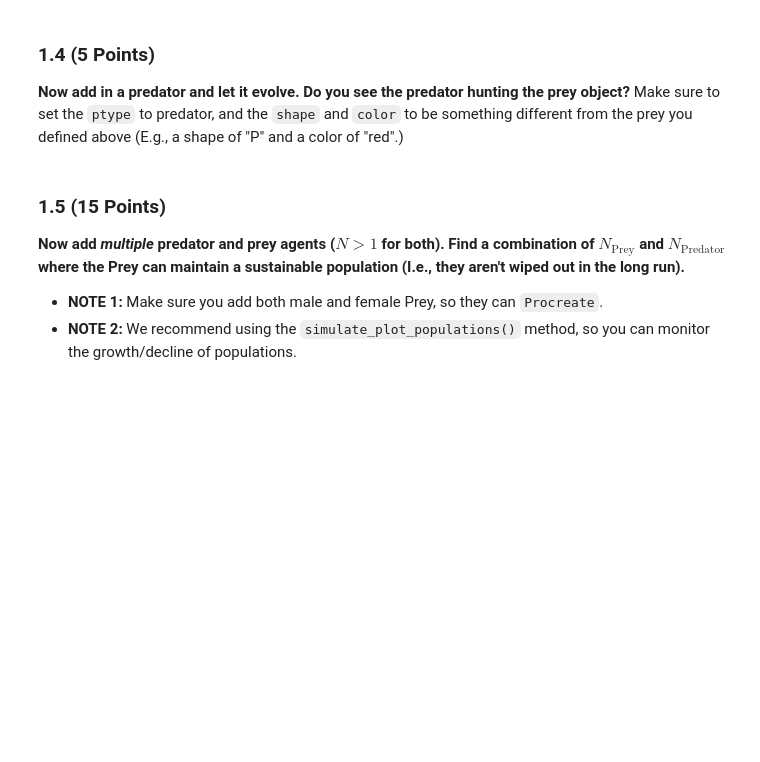
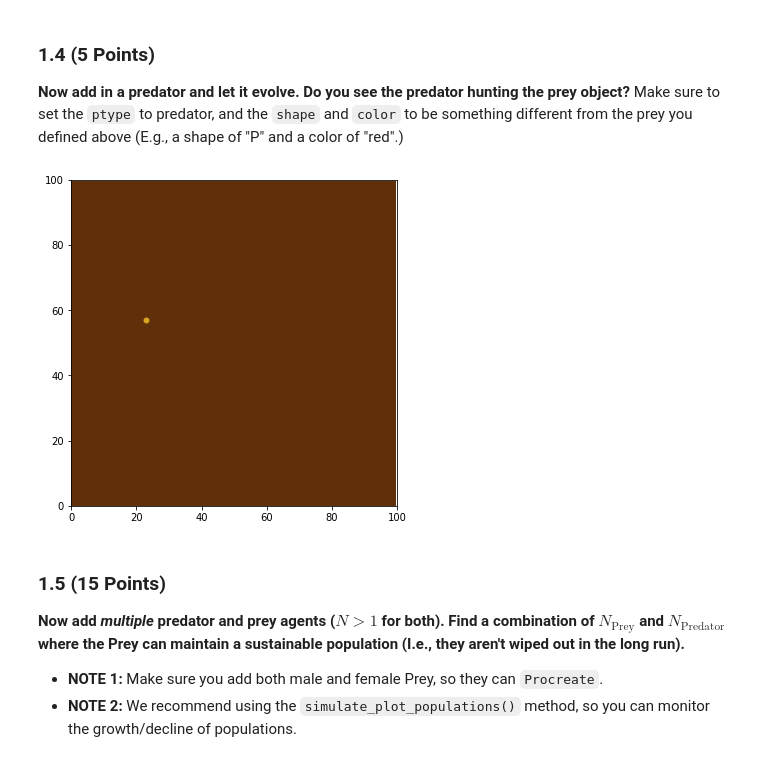
Before and after one commit to koehle61/CMSE202-s23-turnin, a Jupyter notebook: hw_03/HW3_ABMs_STUDENT.ipynb, the cells around one changed output. Cells and saved outputs as stored; diff of their text form; code cells hidden in the pictures; blank space fills up the shorter version.

Commit message:
finished up part 1, with the simulation of the predators and prey

```diff
--- a/hw_03/HW3_ABMs_STUDENT.ipynb
+++ b/hw_03/HW3_ABMs_STUDENT.ipynb
@@ -99,3 +100,10 @@ TypeError: unsupported operand type(s) for -: 'list' and 'int'
+# %%
+#Write your code here
+predator1 = Animal_Agent(ptype="Predator", shape='P', color='red')
+environment1.add_agent(predator1)
+environment1.simulate(15)
+# %% [output]
+[figure, added]
 # %% [markdown]
 ### 1.5 (15 Points)
 
```
Also changed, not shown: parts of 9 cells of this notebook.
